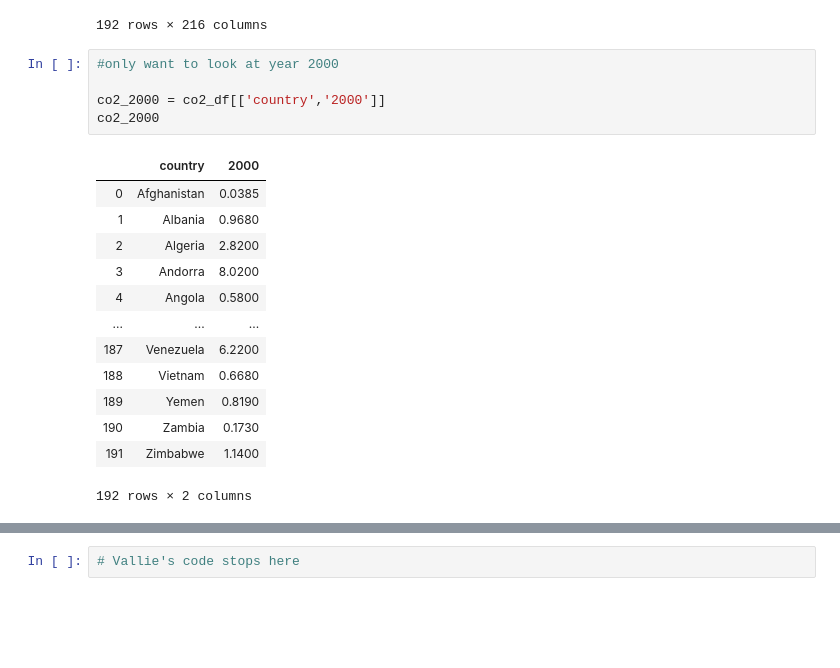
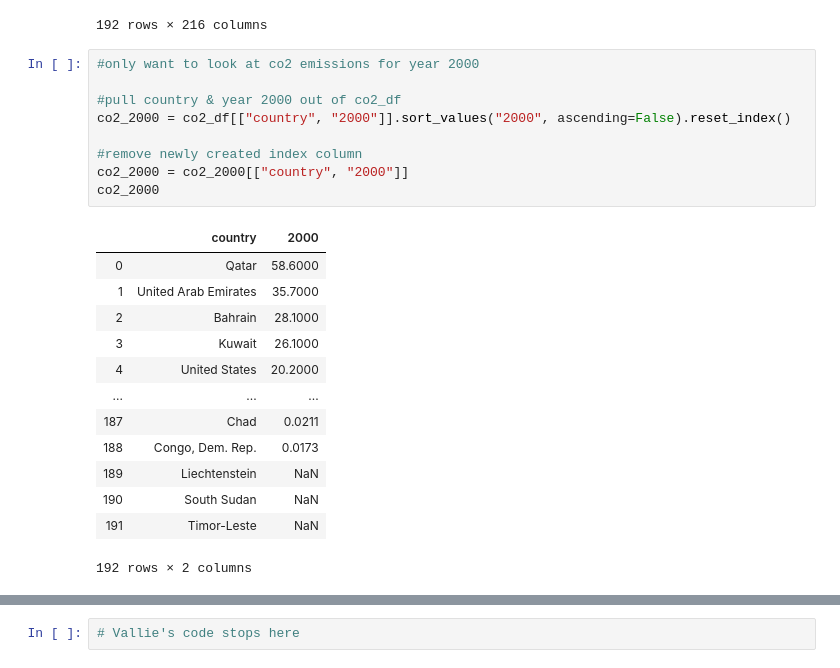
Before and after one commit to VallieTracy/project-one, a Jupyter notebook: Team_Awesome_Project_1.ipynb, the cells around one changed output, grey strips where cells are left out. Cells and saved outputs as stored; diff of their text form; blank space fills up the shorter version.

Commit message:
co2 country and year 2000

```diff
--- a/Team_Awesome_Project_1.ipynb
+++ b/Team_Awesome_Project_1.ipynb
@@ -119,21 +119,25 @@ co2_df
 | 191 | Zimbabwe | NaN | NaN | NaN | NaN | NaN | NaN | NaN | NaN | NaN | ... | ... |
 192 rows × 216 columns
 # %%
-#only want to look at year 2000
+#only want to look at co2 emissions for year 2000
 
-co2_2000 = co2_df[['country','2000']]
+#pull country & year 2000 out of co2_df
+co2_2000 = co2_df[["country", "2000"]].sort_values("2000", ascending=False).reset_index()
+
+#remove newly created index column
+co2_2000 = co2_2000[["country", "2000"]]
 co2_2000
 # %% [output]
 |  | country | 2000 |
-| 0 | Afghanistan | 0.0385 |
-| 1 | Albania | 0.9680 |
-| 2 | Algeria | 2.8200 |
-| 3 | Andorra | 8.0200 |
-| 4 | Angola | 0.5800 |
+| 0 | Qatar | 58.6000 |
+| 1 | United Arab Emirates | 35.7000 |
+| 2 | Bahrain | 28.1000 |
+| 3 | Kuwait | 26.1000 |
+| 4 | United States | 20.2000 |
 | ... | ... | ... |
-| 187 | Venezuela | 6.2200 |
-| 188 | Vietnam | 0.6680 |
-| 189 | Yemen | 0.8190 |
-| 190 | Zambia | 0.1730 |
-| 191 | Zimbabwe | 1.1400 |
+| 187 | Chad | 0.0211 |
+| 188 | Congo, Dem. Rep. | 0.0173 |
+| 189 | Liechtenstein | NaN |
+| 190 | South Sudan | NaN |
+| 191 | Timor-Leste | NaN |
 192 rows × 2 columns
```
Also changed, not shown: parts of 1 cell of this notebook.
